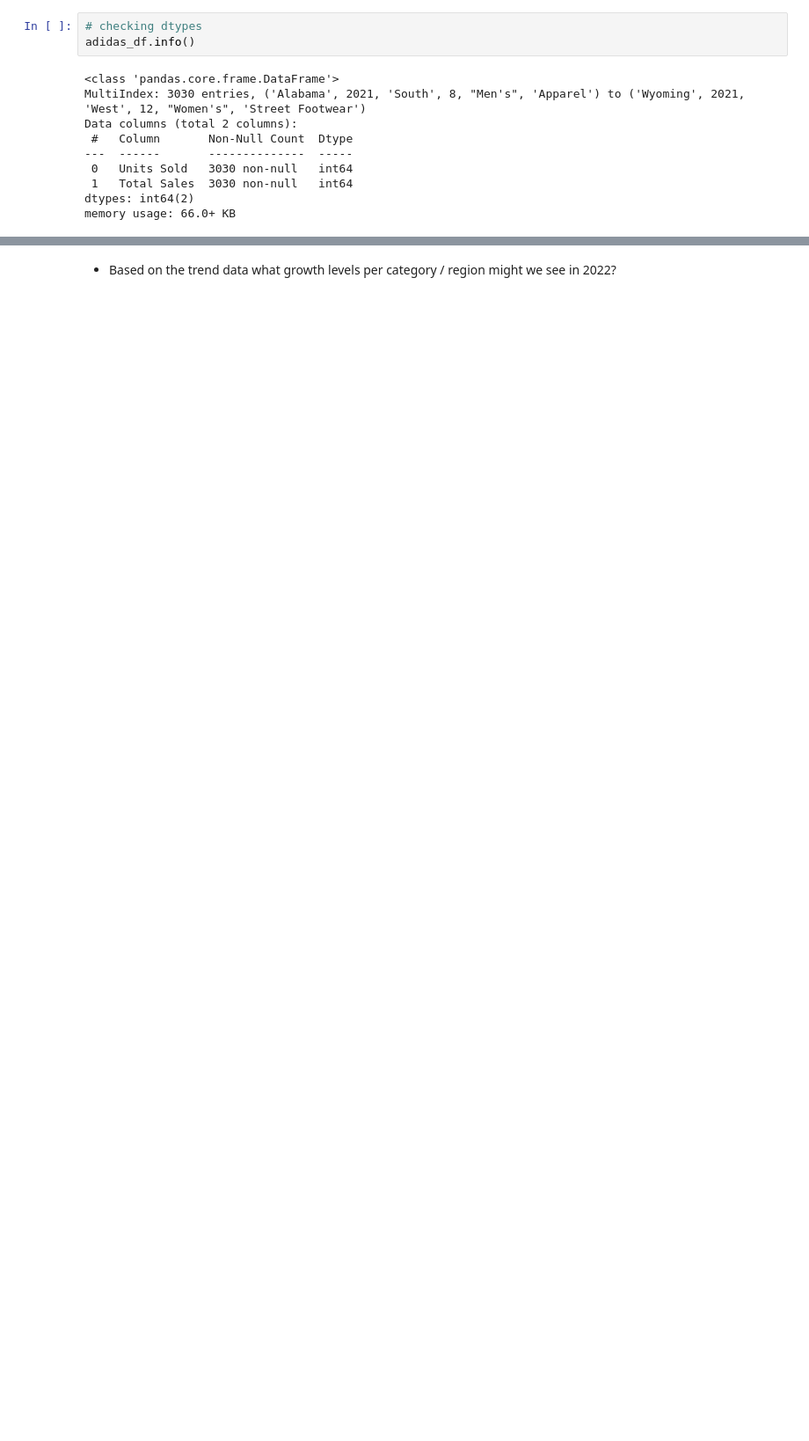
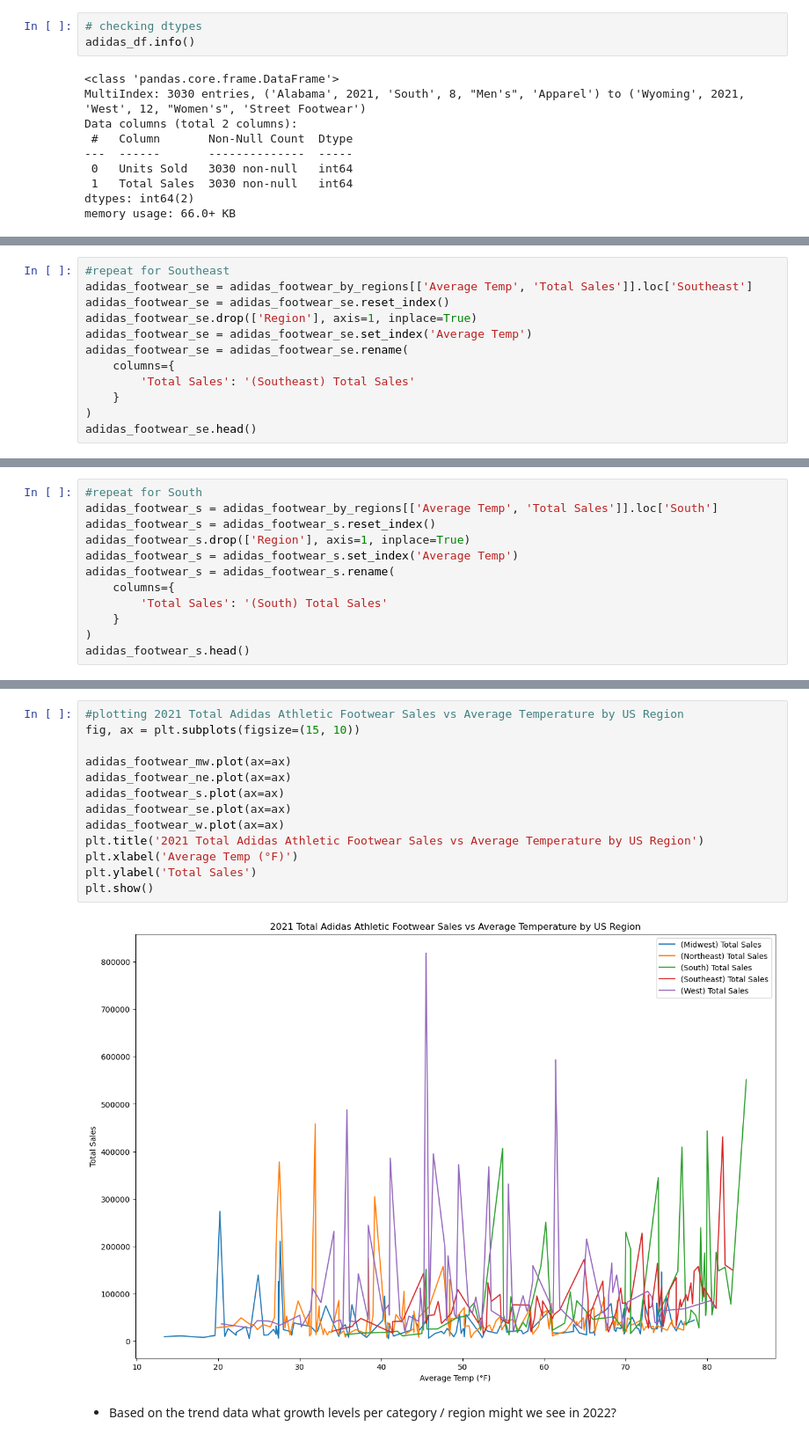
Before and after one commit to Krinnik/adidas_sales_temp_analysis, a Jupyter notebook: nik_workspace.ipynb, the cells around one changed output, grey strips where cells are left out. Shown at 88% size. Cells and saved outputs as stored; diff of their text form; blank space fills up the shorter version.

Commit message:
added comments to explain my code as well as an aditional graph combining each regions sales vs temp trends

```diff
--- a/nik_workspace.ipynb
+++ b/nik_workspace.ipynb
@@ -1279,0 +696,12 @@ plt.show()
+# %%
+#repeat for Southeast
+adidas_footwear_se = adidas_footwear_by_regions[['Average Temp', 'Total Sales']].loc['Southeast']
+adidas_footwear_se = adidas_footwear_se.reset_index()
+adidas_footwear_se.drop(['Region'], axis=1, inplace=True)
+adidas_footwear_se = adidas_footwear_se.set_index('Average Temp')
+adidas_footwear_se = adidas_footwear_se.rename(
+    columns={
+        'Total Sales': '(Southeast) Total Sales'
+    }
+)
+adidas_footwear_se.head()
@@ -1279,0 +716,12 @@ plt.show()
+# %%
+#repeat for South
+adidas_footwear_s = adidas_footwear_by_regions[['Average Temp', 'Total Sales']].loc['South']
+adidas_footwear_s = adidas_footwear_s.reset_index()
+adidas_footwear_s.drop(['Region'], axis=1, inplace=True)
+adidas_footwear_s = adidas_footwear_s.set_index('Average Temp')
+adidas_footwear_s = adidas_footwear_s.rename(
+    columns={
+        'Total Sales': '(South) Total Sales'
+    }
+)
+adidas_footwear_s.head()
@@ -1280,2 +1389,17 @@ plt.show()
+# %%
+#plotting 2021 Total Adidas Athletic Footwear Sales vs Average Temperature by US Region
+fig, ax = plt.subplots(figsize=(15, 10))
+
+adidas_footwear_mw.plot(ax=ax)
+adidas_footwear_ne.plot(ax=ax)
+adidas_footwear_s.plot(ax=ax)
+adidas_footwear_se.plot(ax=ax)
+adidas_footwear_w.plot(ax=ax)
+plt.title('2021 Total Adidas Athletic Footwear Sales vs Average Temperature by US Region')
+plt.xlabel('Average Temp (°F)')
+plt.ylabel('Total Sales')
+plt.show()
+# %% [output]
+[figure, added]
 # %% [markdown]
 * Based on the trend data what growth levels per category / region might we see in 2022?
```
Also changed, not shown: parts of 143 cells of this notebook.
